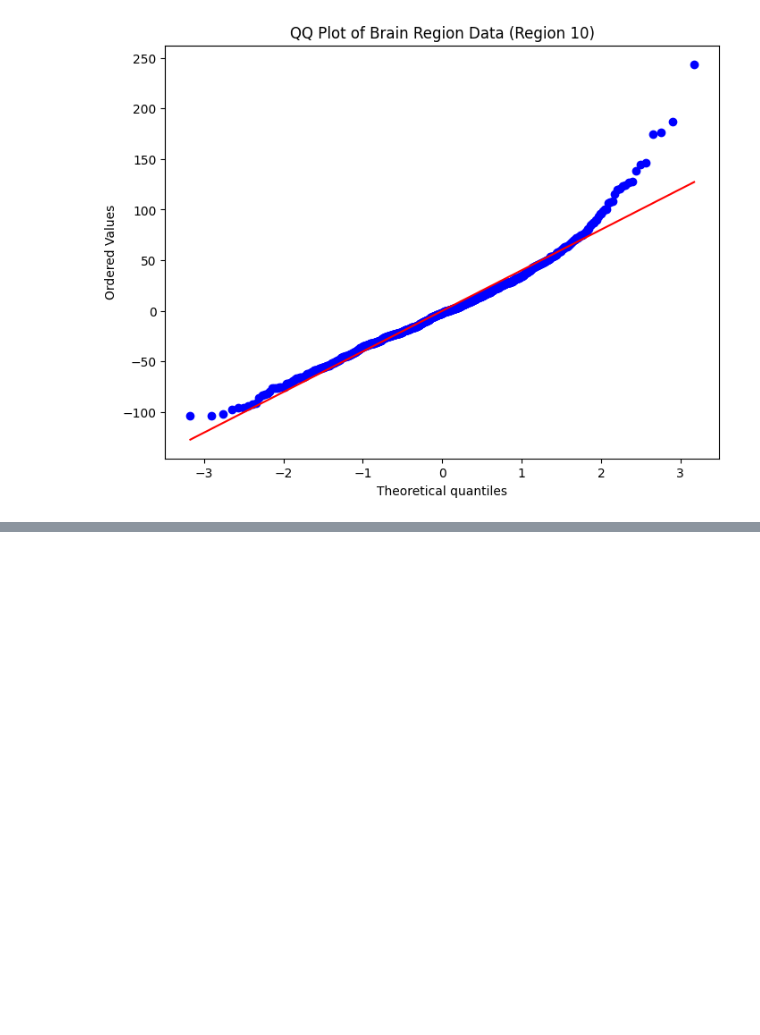
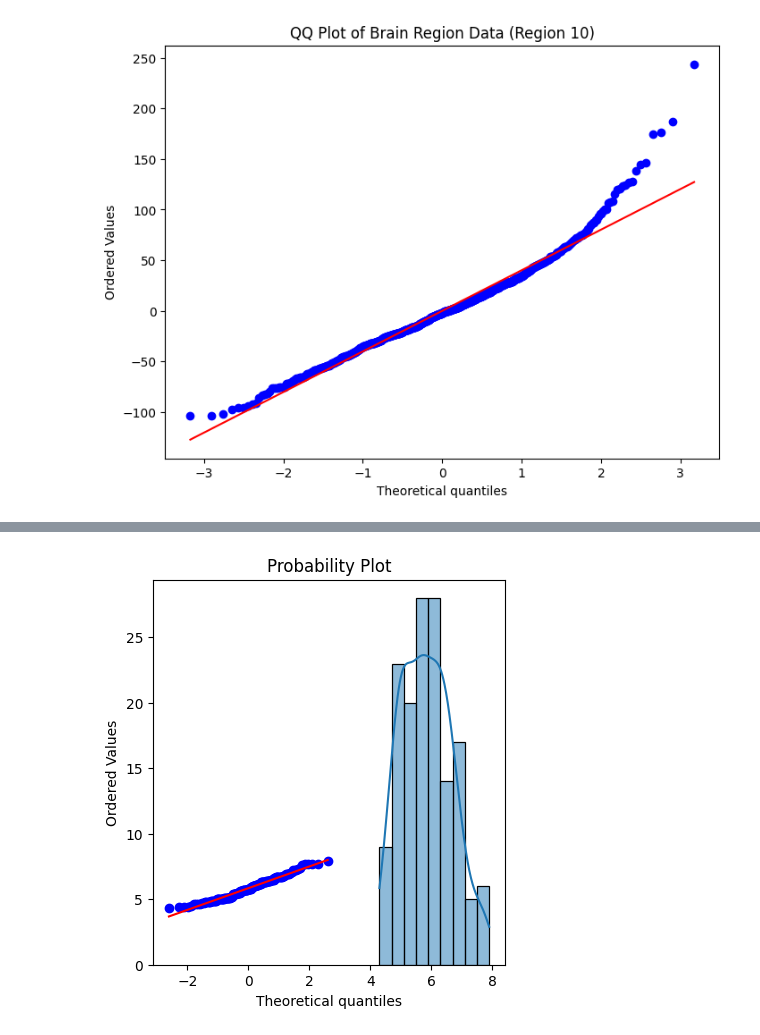
Before and after one commit to svgoudar/data_science_tutorial, a Jupyter notebook: Data_visualization.ipynb, the cells around one changed output, grey strips where cells are left out. Drawn from its saved outputs; the diff is of its cells as text; code cells hidden in the pictures; blank space fills up the shorter version.

```diff
--- a/Data_visualization.ipynb
+++ b/Data_visualization.ipynb
@@ -185,0 +303,9 @@ plt.show()
+# %%
+%matplotlib inline
+healthexpec=sbn_datasets.healthexp
+pyplot.figure(figsize=[10,5])
+pyplot.subplot(1,2,1)
+stats.probplot(iris.sepal_length,dist="norm", plot=pyplot);
+sbn.histplot(iris.sepal_length,kde=True);
+# %% [output]
+[figure, added]
```
Also changed, not shown: parts of 19 cells of this notebook.
